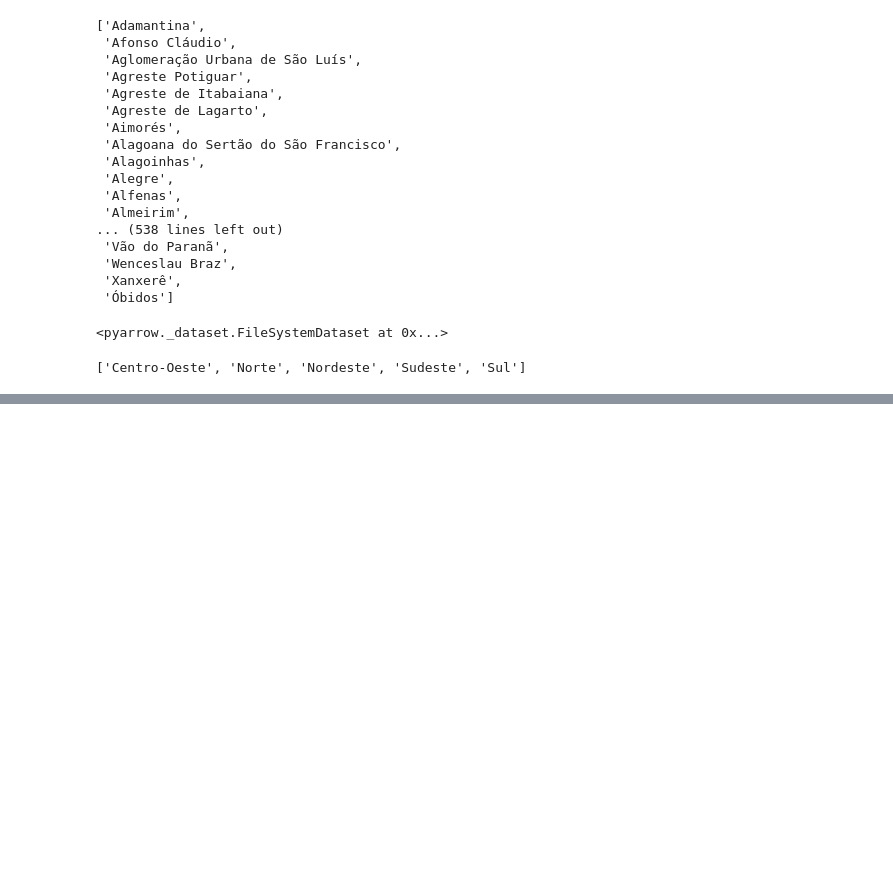
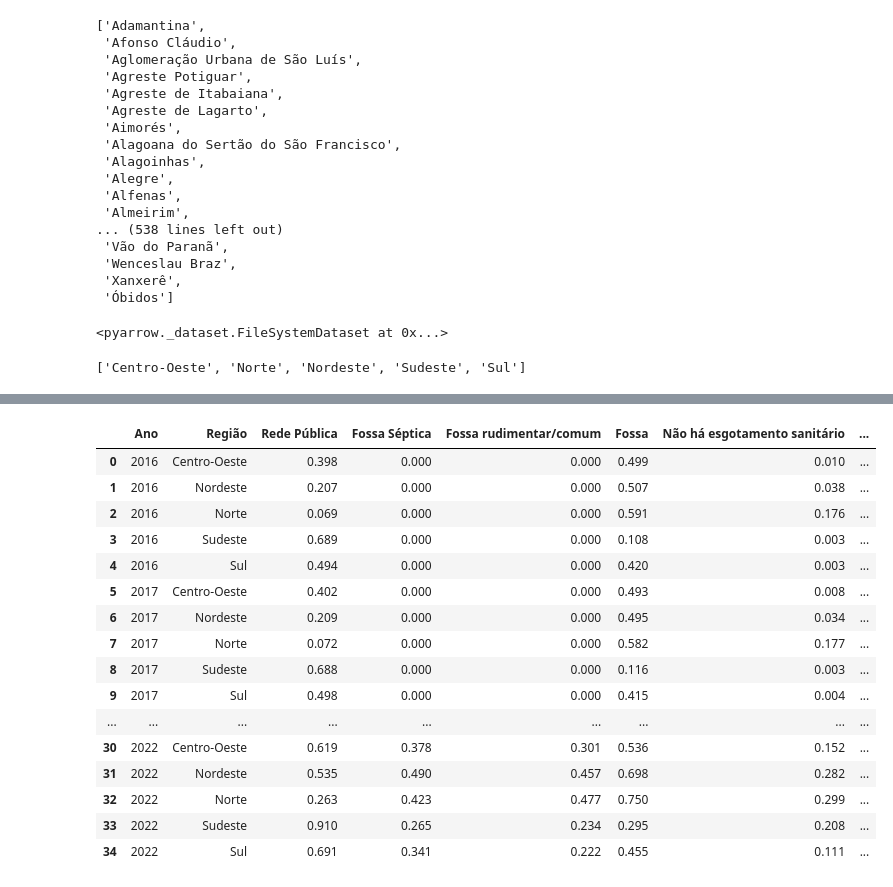
Before and after one commit to raffOps/EduCensoExplorer, a Jupyter notebook: queries/queries.ipynb, the cells around one changed output, grey strips where cells are left out. Drawn from its saved outputs; the diff is of its cells as text; code cells hidden in the pictures; blank space fills up the shorter version.

```diff
--- a/queries/queries.ipynb
+++ b/queries/queries.ipynb
@@ -274,0 +404,41 @@ px.bar(
+# %%
+# esgoto
+df = con.execute(f"""
+                select
+                    NU_ANO_CENSO as 'Ano',
+                    NO_REGIAO as 'Região',
+                    round(cast(count(*) filter (where IN_ESGOTO_REDE_PUBLICA) as float) / count(*), 3) as 'Rede Pública',
+                    round(cast(count(*) filter (where IN_ESGOTO_FOSSA_SEPTICA) as float) / count(*), 3) as 'Fossa Séptica',
+                    round(cast(count(*) filter (where IN_ESGOTO_FOSSA_COMUM) as float) / count(*), 3) as 'Fossa rudimentar/comum',
+                    round(cast(count(*) filter (where IN_ESGOTO_FOSSA) as float) / count(*), 3) as 'Fossa',
+                    round(cast(count(*) filter (where IN_ESGOTO_INEXISTENTE) as float) / count(*), 3) as 'Não há esgotamento sanitário',
+                    round(
+                        cast(count(*) filter
+                            (where not (IN_ESGOTO_REDE_PUBLICA or IN_ESGOTO_FOSSA_SEPTICA or IN_ESGOTO_FOSSA_COMUM or IN_ESGOTO_FOSSA or IN_ESGOTO_INEXISTENTE ))
+                            as float)
+                        / count(*)
+                    , 3) as 'Sem informações'
+                from microdados
+                group by NU_ANO_CENSO, NO_REGIAO
+                order by 1, 2
+            """
+).df()
+df
+# %% [output]
+|  | Ano | Região | Rede Pública | Fossa Séptica | Fossa rudimentar/comum | Fossa | Não há esgotamento sanitário | ... |
+| 0 | 2016 | Centro-Oeste | 0.398 | 0.000 | 0.000 | 0.499 | 0.010 | ... |
+| 1 | 2016 | Nordeste | 0.207 | 0.000 | 0.000 | 0.507 | 0.038 | ... |
+| 2 | 2016 | Norte | 0.069 | 0.000 | 0.000 | 0.591 | 0.176 | ... |
+| 3 | 2016 | Sudeste | 0.689 | 0.000 | 0.000 | 0.108 | 0.003 | ... |
+| 4 | 2016 | Sul | 0.494 | 0.000 | 0.000 | 0.420 | 0.003 | ... |
+| 5 | 2017 | Centro-Oeste | 0.402 | 0.000 | 0.000 | 0.493 | 0.008 | ... |
+| 6 | 2017 | Nordeste | 0.209 | 0.000 | 0.000 | 0.495 | 0.034 | ... |
+| 7 | 2017 | Norte | 0.072 | 0.000 | 0.000 | 0.582 | 0.177 | ... |
+| 8 | 2017 | Sudeste | 0.688 | 0.000 | 0.000 | 0.116 | 0.003 | ... |
+| 9 | 2017 | Sul | 0.498 | 0.000 | 0.000 | 0.415 | 0.004 | ... |
+| ... | ... | ... | ... | ... | ... | ... | ... | ... |
+| 30 | 2022 | Centro-Oeste | 0.619 | 0.378 | 0.301 | 0.536 | 0.152 | ... |
+| 31 | 2022 | Nordeste | 0.535 | 0.490 | 0.457 | 0.698 | 0.282 | ... |
+| 32 | 2022 | Norte | 0.263 | 0.423 | 0.477 | 0.750 | 0.299 | ... |
+| 33 | 2022 | Sudeste | 0.910 | 0.265 | 0.234 | 0.295 | 0.208 | ... |
+| 34 | 2022 | Sul | 0.691 | 0.341 | 0.222 | 0.455 | 0.111 | ... |
```
Also changed, not shown: parts of 13 cells of this notebook, 4 other files.
